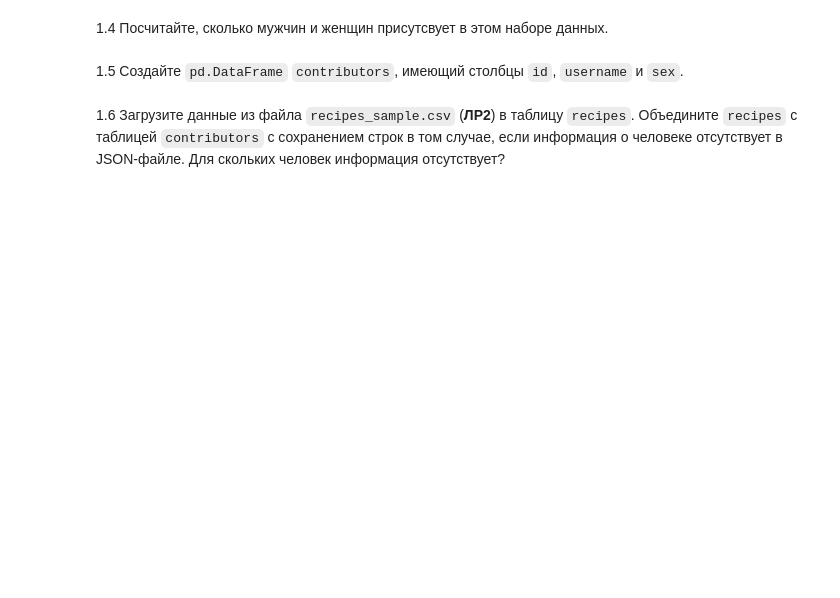
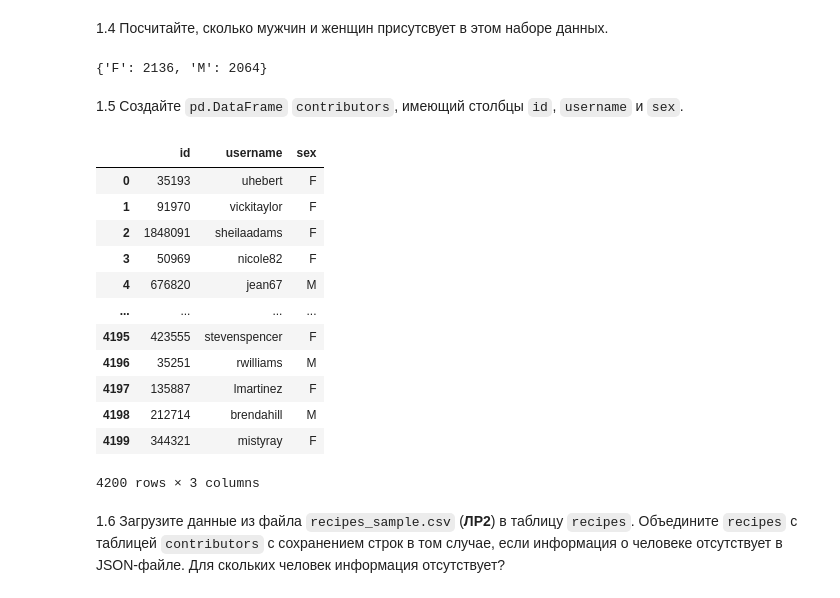
Before and after one commit to th0m45y3/uni_numpy, a Jupyter notebook: 03_data_files.ipynb, the cells around one changed output. Cells and saved outputs as stored; diff of their text form; code cells hidden in the pictures; blank space fills up the shorter version.

```diff
--- a/03_data_files.ipynb
+++ b/03_data_files.ipynb
@@ -45,6 +104,29 @@ jsdata
 # %% [markdown]
 1.4 Посчитайте, сколько мужчин и женщин присутсвует в этом наборе данных.
+# %%
+sexes = [acc['sex'] for acc in data]
+{'F': sexes.count('F'), 'M':sexes.count('M')}
+# %% [output]
+{'F': 2136, 'M': 2064}
 # %% [markdown]
 1.5 Создайте `pd.DataFrame` `contributors`, имеющий столбцы `id`, `username` и `sex`.
+# %%
+import pandas as pd
+contributors = pd.DataFrame(data, columns=['id', 'username', 'sex'])
+contributors
+# %% [output]
+|  | id | username | sex |
+| 0 | 35193 | uhebert | F |
+| 1 | 91970 | vickitaylor | F |
+| 2 | 1848091 | sheilaadams | F |
+| 3 | 50969 | nicole82 | F |
+| 4 | 676820 | jean67 | M |
+| ... | ... | ... | ... |
+| 4195 | 423555 | stevenspencer | F |
+| 4196 | 35251 | rwilliams | M |
+| 4197 | 135887 | lmartinez | F |
+| 4198 | 212714 | brendahill | M |
+| 4199 | 344321 | mistyray | F |
+4200 rows × 3 columns
 # %% [markdown]
 1.6 Загрузите данные из файла `recipes_sample.csv` (__ЛР2__) в таблицу `recipes`. Объедините `recipes` с таблицей `contributors` с сохранением строк в том случае, если информация о человеке отсутствует в JSON-файле. Для скольких человек информация отсутствует?
```
Also changed, not shown: parts of 20 cells of this notebook.
